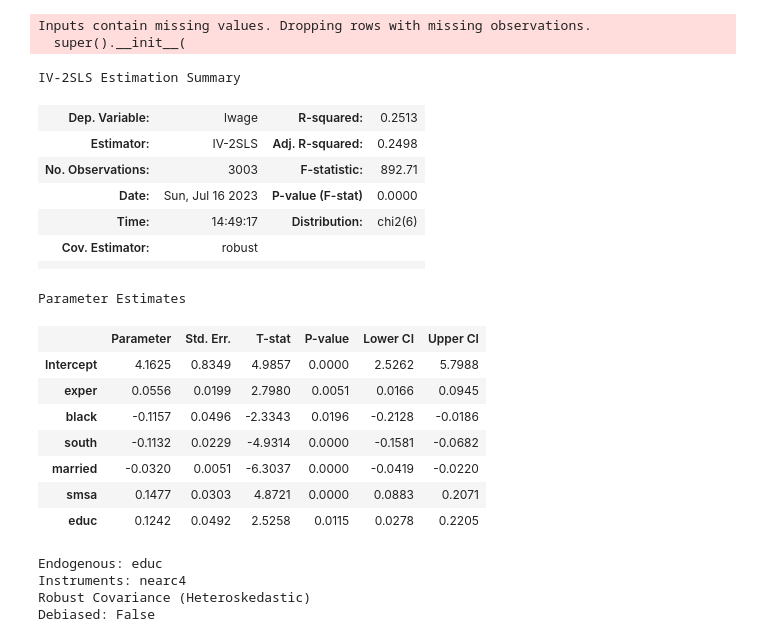
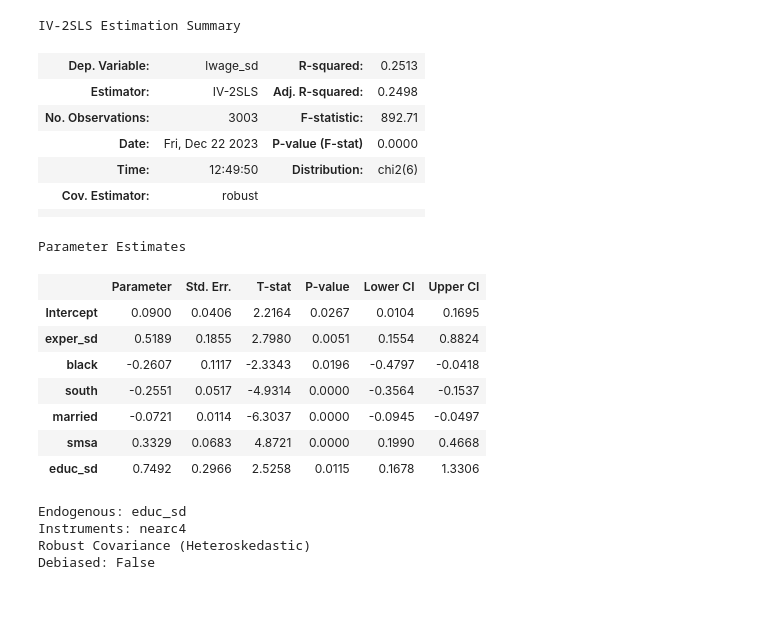
Before and after one commit to HPCurtis/CausalAnalysis, a Jupyter notebook: causalMix/Instrument.ipynb, the cells around one changed output. Cells and saved outputs as stored; diff of their text form; code cells hidden in the pictures; blank space fills up the shorter version.

```diff
--- a/causalMix/Instrument.ipynb
+++ b/causalMix/Instrument.ipynb
@@ -274,27 +304,25 @@ az.summary(fit, var_names = ['beta1', 'beta2', 'rho'])
 # %%
-iv_reg = IV2SLS.from_formula("lwage ~ 1 + exper + black + south + married + smsa + [educ ~ nearc4 ]", card).fit()
+iv_reg = IV2SLS.from_formula("lwage_sd ~ 1 + exper_sd + black + south + married + smsa + [educ_sd ~ nearc4 ]", cardNNA).fit()
 iv_reg.summary
 # %% [output]
-Inputs contain missing values. Dropping rows with missing observations.
-  super().__init__(
+IV-2SLS Estimation Summary
+| Dep. Variable: | lwage_sd | R-squared: | 0.2513 |
+| Estimator: | IV-2SLS | Adj. R-squared: | 0.2498 |
+| No. Observations: | 3003 | F-statistic: | 892.71 |
+| Date: | Fri, Dec 22 2023 | P-value (F-stat) | 0.0000 |
+| Time: | 12:49:50 | Distribution: | chi2(6) |
+| Cov. Estimator: | robust |  |  |
+|  |  |  |  |
-IV-2SLS Estimation Summary
+Parameter Estimates
-| Dep. Variable: | lwage | R-squared: | 0.2513 |
-| Estimator: | IV-2SLS | Adj. R-squared: | 0.2498 |
-| No. Observations: | 3003 | F-statistic: | 892.71 |
-| Date: | Sun, Jul 16 2023 | P-value (F-stat) | 0.0000 |
-| Time: | 14:49:17 | Distribution: | chi2(6) |
-| Cov. Estimator: | robust |  |  |
-|  |  |  |  |
+|  | Parameter | Std. Err. | T-stat | P-value | Lower CI | Upper CI |
+| Intercept | 0.0900 | 0.0406 | 2.2164 | 0.0267 | 0.0104 | 0.1695 |
+| exper_sd | 0.5189 | 0.1855 | 2.7980 | 0.0051 | 0.1554 | 0.8824 |
+| black | -0.2607 | 0.1117 | -2.3343 | 0.0196 | -0.4797 | -0.0418 |
+| south | -0.2551 | 0.0517 | -4.9314 | 0.0000 | -0.3564 | -0.1537 |
+| married | -0.0721 | 0.0114 | -6.3037 | 0.0000 | -0.0945 | -0.0497 |
+| smsa | 0.3329 | 0.0683 | 4.8721 | 0.0000 | 0.1990 | 0.4668 |
+| educ_sd | 0.7492 | 0.2966 | 2.5258 | 0.0115 | 0.1678 | 1.3306 |
-Parameter Estimates
+Endogenous: educ_sd
+Instruments: nearc4
+Robust Covariance (Heteroskedastic)
+Debiased: False
-|  | Parameter | Std. Err. | T-stat | P-value | Lower CI | Upper CI |
-| Intercept | 4.1625 | 0.8349 | 4.9857 | 0.0000 | 2.5262 | 5.7988 |
-| exper | 0.0556 | 0.0199 | 2.7980 | 0.0051 | 0.0166 | 0.0945 |
-| black | -0.1157 | 0.0496 | -2.3343 | 0.0196 | -0.2128 | -0.0186 |
-| south | -0.1132 | 0.0229 | -4.9314 | 0.0000 | -0.1581 | -0.0682 |
-| married | -0.0320 | 0.0051 | -6.3037 | 0.0000 | -0.0419 | -0.0220 |
-| smsa | 0.1477 | 0.0303 | 4.8721 | 0.0000 | 0.0883 | 0.2071 |
-| educ | 0.1242 | 0.0492 | 2.5258 | 0.0115 | 0.0278 | 0.2205 |
-Endogenous: educ
-Instruments: nearc4
-Robust Covariance (Heteroskedastic)
-Debiased: False
```
Also changed, not shown: parts of 7 cells of this notebook, 17 other files.
